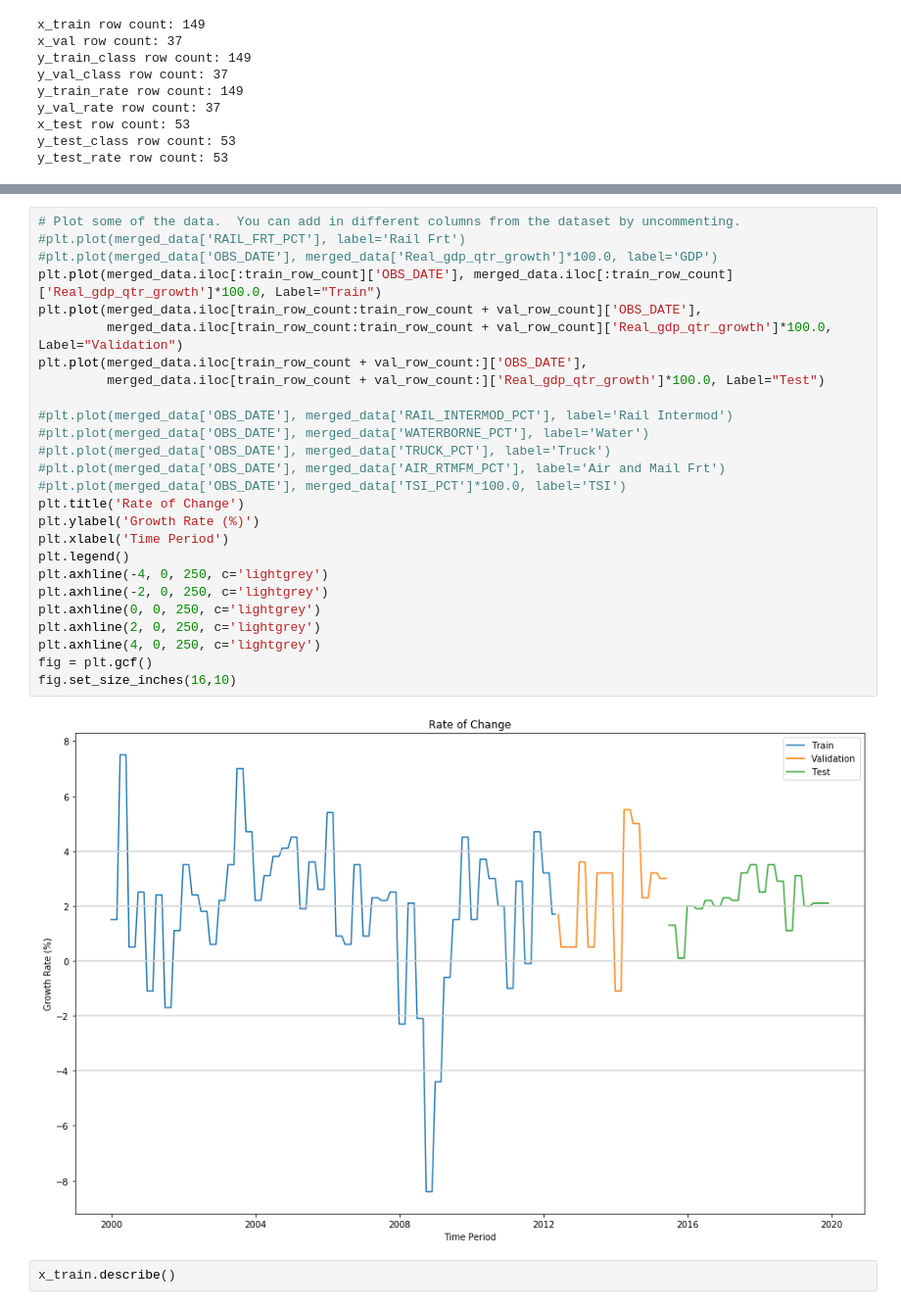
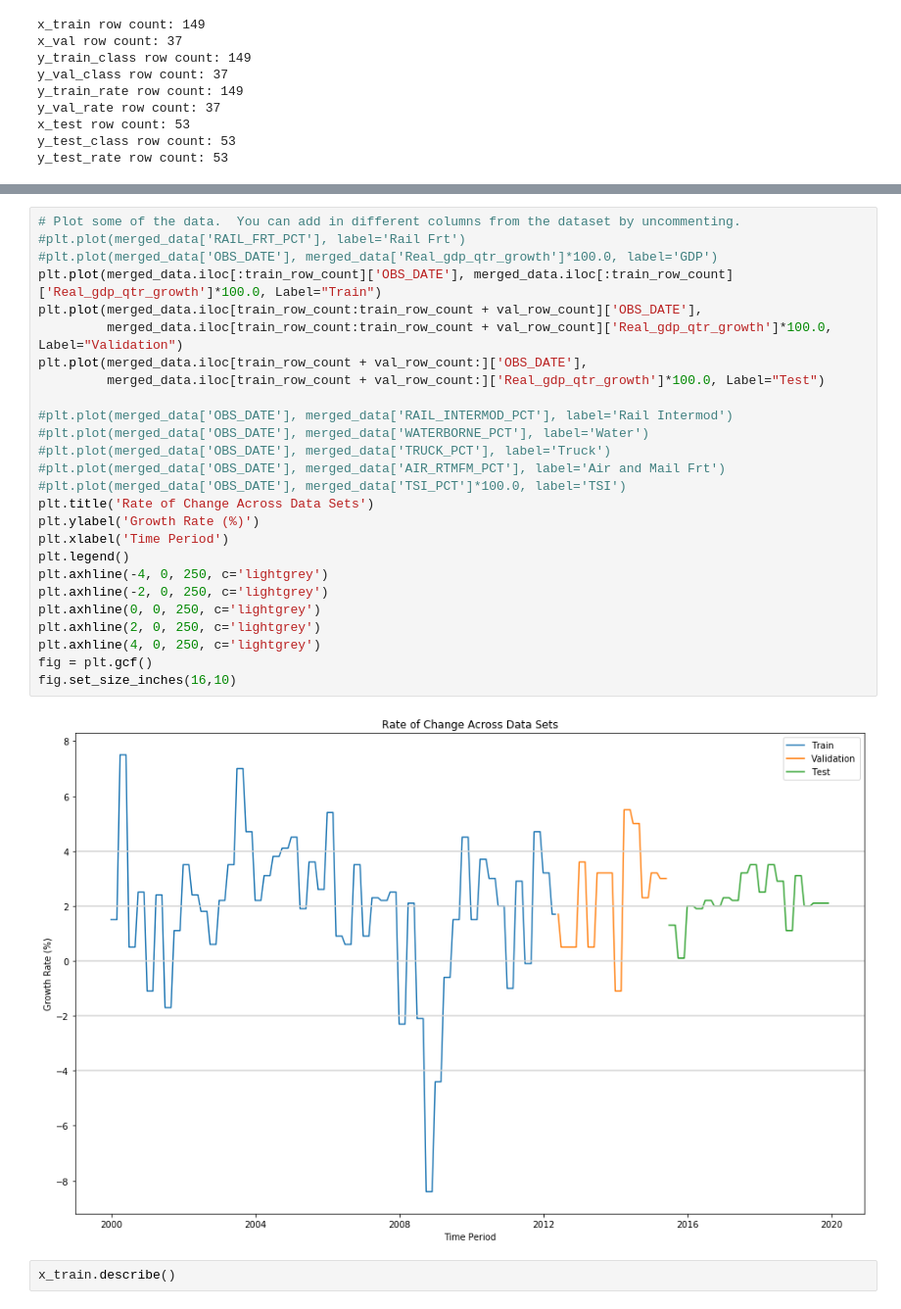
Before and after one commit to schkotty/Data-Science, a Jupyter notebook: GDP-Predictor/GDP-Classifier.ipynb, the cells around one changed output, grey strips where cells are left out. Shown: that part at 98% size. Drawn from its saved outputs; the diff is of its cells as text.

```diff
--- a/GDP-Predictor/GDP-Classifier.ipynb
+++ b/GDP-Predictor/GDP-Classifier.ipynb
@@ -391,31 +348,31 @@ fig.set_size_inches(16,10)
 # %%
 # Plot some of the data.  You can add in different columns from the dataset by uncommenting.
 #plt.plot(merged_data['RAIL_FRT_PCT'], label='Rail Frt')
 #plt.plot(merged_data['OBS_DATE'], merged_data['Real_gdp_qtr_growth']*100.0, label='GDP')
 plt.plot(merged_data.iloc[:train_row_count]['OBS_DATE'], merged_data.iloc[:train_row_count]['Real_gdp_qtr_growth']*100.0, Label="Train")
 plt.plot(merged_data.iloc[train_row_count:train_row_count + val_row_count]['OBS_DATE'],
          merged_data.iloc[train_row_count:train_row_count + val_row_count]['Real_gdp_qtr_growth']*100.0, Label="Validation")
 plt.plot(merged_data.iloc[train_row_count + val_row_count:]['OBS_DATE'],
          merged_data.iloc[train_row_count + val_row_count:]['Real_gdp_qtr_growth']*100.0, Label="Test")
 
 #plt.plot(merged_data['OBS_DATE'], merged_data['RAIL_INTERMOD_PCT'], label='Rail Intermod')
 #plt.plot(merged_data['OBS_DATE'], merged_data['WATERBORNE_PCT'], label='Water')
 #plt.plot(merged_data['OBS_DATE'], merged_data['TRUCK_PCT'], label='Truck')
 #plt.plot(merged_data['OBS_DATE'], merged_data['AIR_RTMFM_PCT'], label='Air and Mail Frt')
 #plt.plot(merged_data['OBS_DATE'], merged_data['TSI_PCT']*100.0, label='TSI')
-plt.title('Rate of Change')
+plt.title('Rate of Change Across Data Sets')
 plt.ylabel('Growth Rate (%)')
 plt.xlabel('Time Period')
 plt.legend()
 plt.axhline(-4, 0, 250, c='lightgrey')
 plt.axhline(-2, 0, 250, c='lightgrey')
 plt.axhline(0, 0, 250, c='lightgrey')
 plt.axhline(2, 0, 250, c='lightgrey')
 plt.axhline(4, 0, 250, c='lightgrey')
 fig = plt.gcf()
 fig.set_size_inches(16,10)
 # %% [output]
-[figure, old version]
+[figure, new version]
 # %%
 x_train.describe()
 # %% [output]
```
Also changed, not shown: parts of 41 cells of this notebook, 1 other file.
